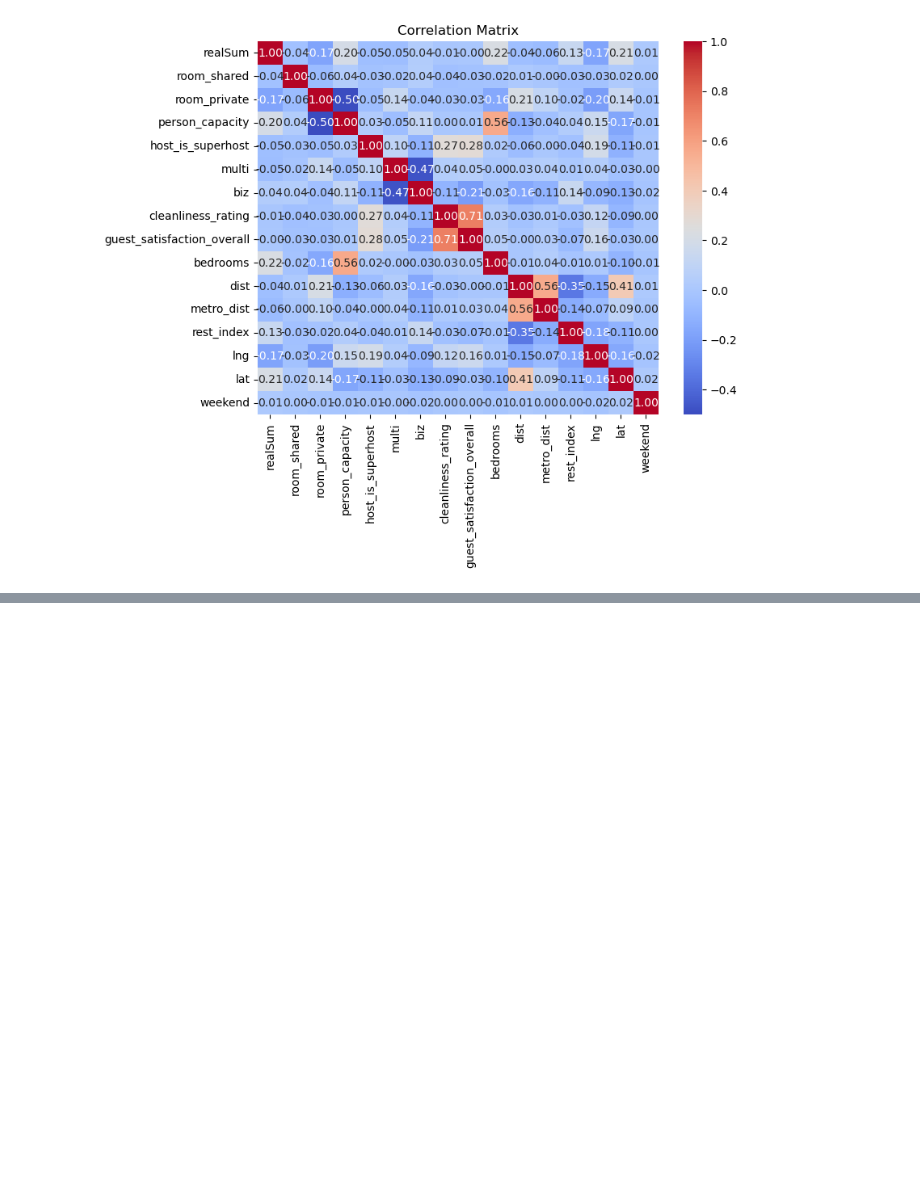
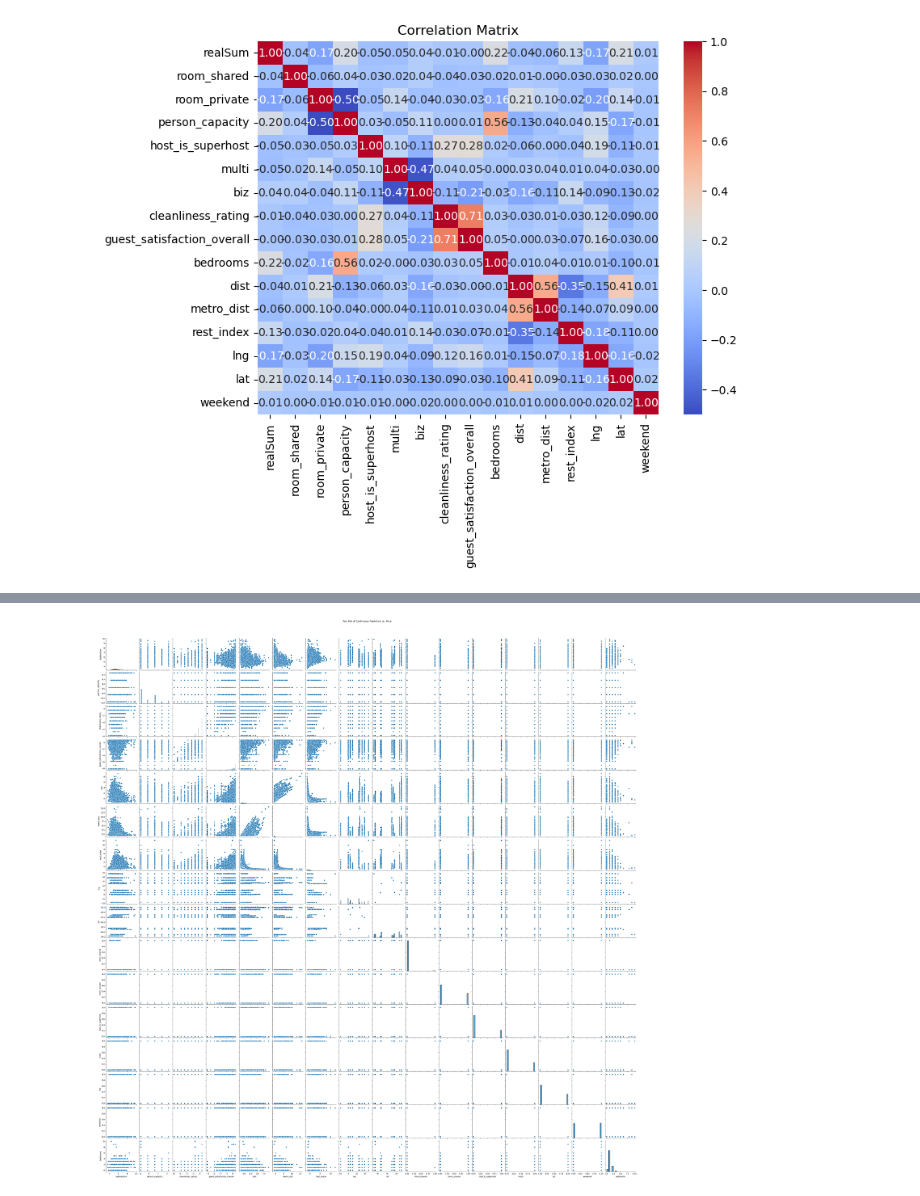
Before and after one commit to didiii-e/cs109a_final, a Jupyter notebook: final_proj_work.ipynb, the cells around one changed output, grey strips where cells are left out. Saved outputs shown, nothing was run; the diff lists cells and outputs as text; code cells hidden in the pictures; blank space fills up the shorter version.

```diff
--- a/final_proj_work.ipynb
+++ b/final_proj_work.ipynb
@@ -206,0 +220,5 @@ plt.show()
+# %%
+airbnbData = pd.read_csv("countries_cleaned_new.csv")
+airbnbData.head()
+# airbnbData.shape
+# airbnbData.dtypes
@@ -206,0 +296,11 @@ plt.show()
+# %%
+pair_plot_data = airbnbData[["logRealSum", "person_capacity", "cleanliness_rating", "guest_satisfaction_overall",
+                              "dist", "metro_dist", "rest_index", "lng", "lat", "room_shared", "room_private",
+                              "host_is_superhost", "multi", "biz", "weekend", "bedrooms"]]
+
+# Create pair plot
+sns.pairplot(pair_plot_data, markers=["o", "s"], palette="husl")
+plt.suptitle("Pair Plot of Continuous Predictors vs. Price", y=1.02)
+plt.show()
+# %% [output]
+[figure, added]
```
Also changed, not shown: parts of 11 cells of this notebook.
